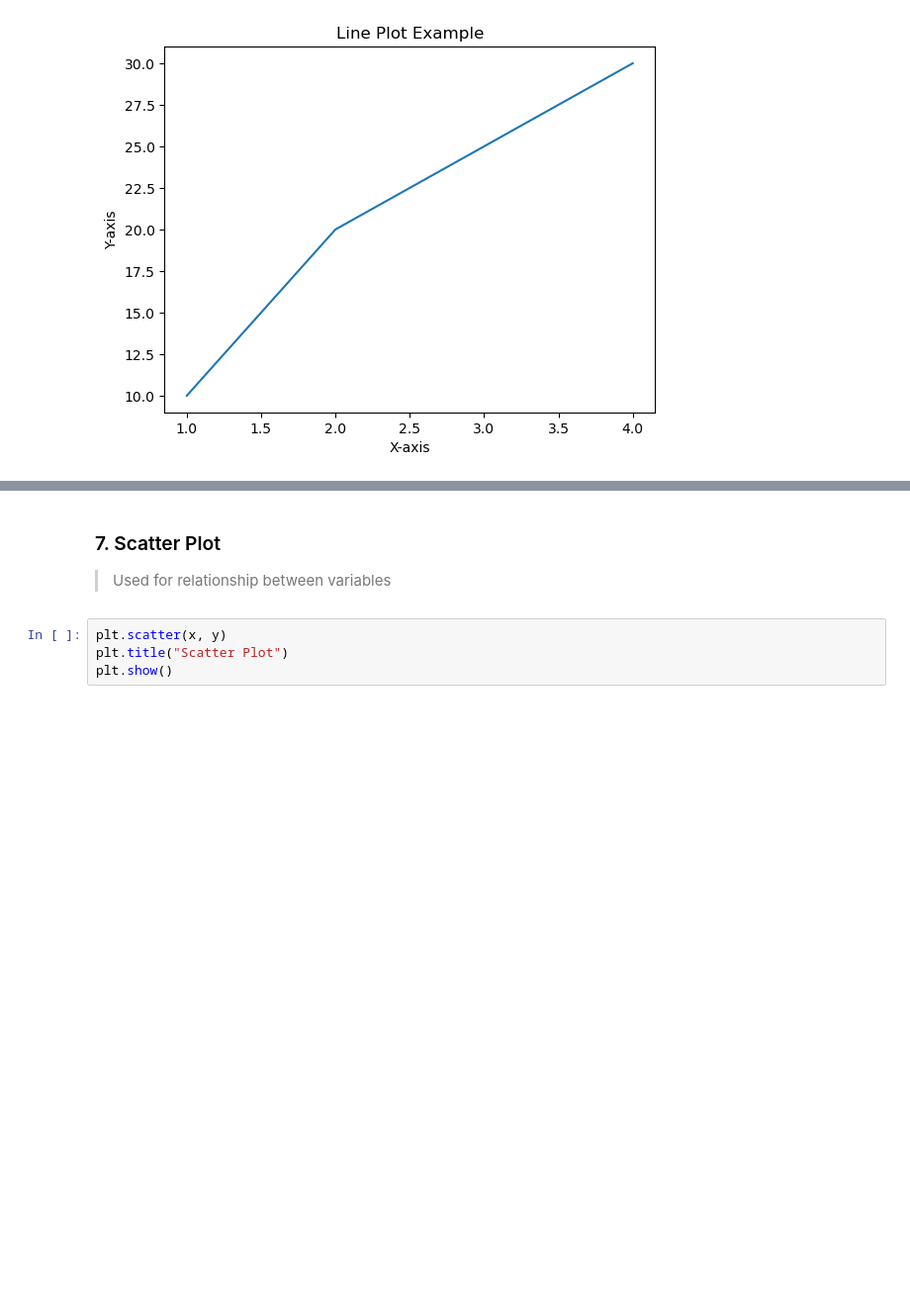
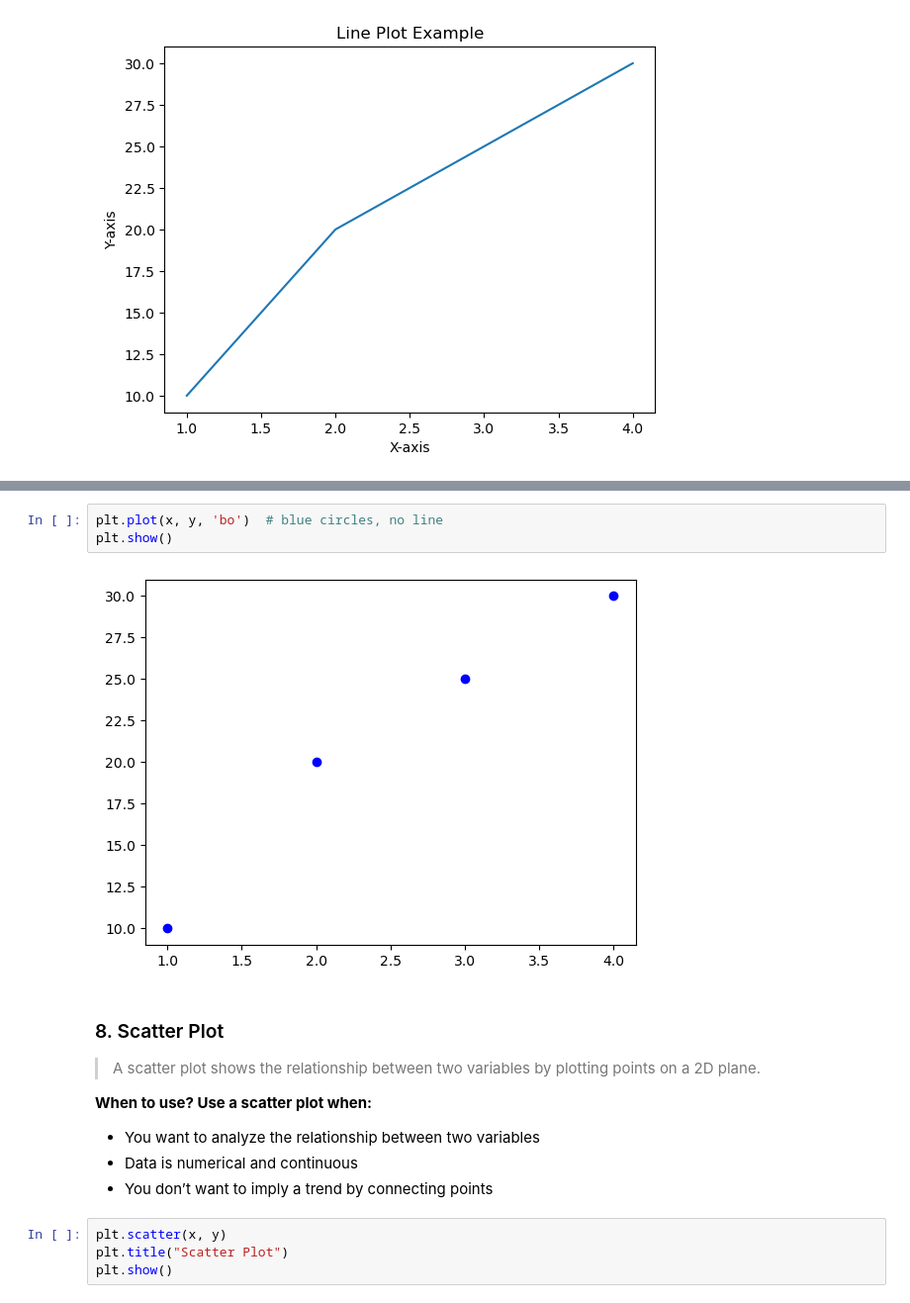
Before and after one commit to TonyStark-19/Python-coding, a Jupyter notebook: Matplotlib/Notes.ipynb, the cells around one changed output, grey strips where cells are left out. Shown at 99% size. Drawn from its saved outputs; the diff is of its cells as text; blank space fills up the shorter version.

```diff
--- a/Matplotlib/Notes.ipynb
+++ b/Matplotlib/Notes.ipynb
@@ -60,6 +84,16 @@ plt.show()
+# %%
+plt.plot(x, y, 'bo')  # blue circles, no line
+plt.show()
+# %% [output]
+[figure, added]
 # %% [markdown]
-### 7. Scatter Plot
-> Used for relationship between variables
+### 8. Scatter Plot
+> A scatter plot shows the relationship between two variables by plotting points on a 2D plane.
+
+**When to use? Use a scatter plot when:**
+- You want to analyze the relationship between two variables
+- Data is numerical and continuous
+- You don’t want to imply a trend by connecting points
 # %%
 plt.scatter(x, y)
 plt.title("Scatter Plot")
```
Also changed, not shown: parts of 35 cells of this notebook, 4 other files.
